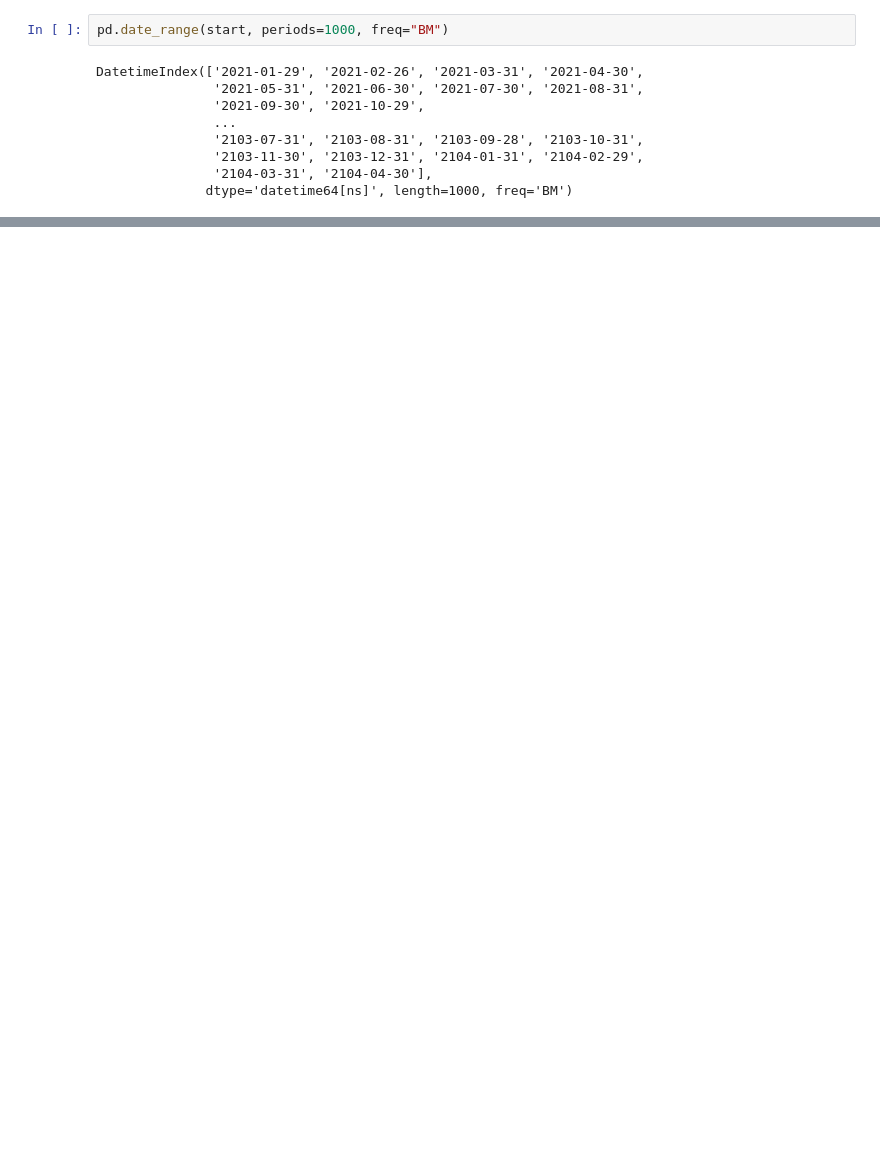
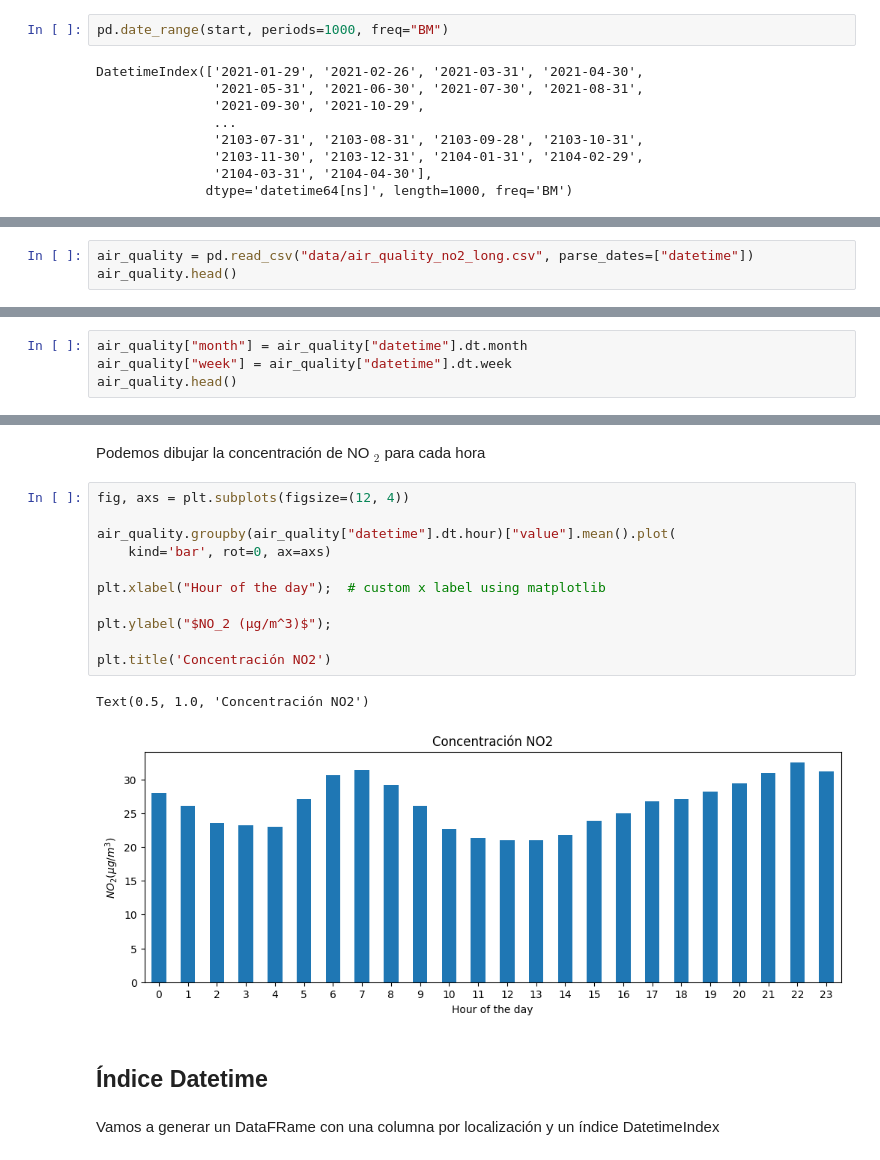
Before and after one commit to Ardark27/python_finance, a Jupyter notebook: 5_series_temporales/5_2_indexación_rangos.ipynb, the cells around one changed output, grey strips where cells are left out. Drawn from its saved outputs; the diff is of its cells as text; blank space fills up the shorter version.

```diff
--- a/5_series_temporales/5_2_indexación_rangos.ipynb
+++ b/5_series_temporales/5_2_indexación_rangos.ipynb
@@ -86,0 +266,3 @@ DatetimeIndex(['2021-01-29', '2021-02-26', '2021-03-31', '2021-04-30',
+# %%
+air_quality = pd.read_csv("data/air_quality_no2_long.csv", parse_dates=["datetime"])
+air_quality.head()
@@ -86,0 +282,4 @@ DatetimeIndex(['2021-01-29', '2021-02-26', '2021-03-31', '2021-04-30',
+# %%
+air_quality["month"] = air_quality["datetime"].dt.month
+air_quality["week"] = air_quality["datetime"].dt.week
+air_quality.head()
@@ -86,0 +316,20 @@ DatetimeIndex(['2021-01-29', '2021-02-26', '2021-03-31', '2021-04-30',
+# %% [markdown]
+Podemos dibujar la concentración de NO $_{2}$ para cada hora
+# %%
+fig, axs = plt.subplots(figsize=(12, 4))
+
+air_quality.groupby(air_quality["datetime"].dt.hour)["value"].mean().plot(
+    kind='bar', rot=0, ax=axs)
+
+plt.xlabel("Hour of the day");  # custom x label using matplotlib
+
+plt.ylabel("$NO_2 (µg/m^3)$");
+
+plt.title('Concentración NO2')
+# %% [output]
+Text(0.5, 1.0, 'Concentración NO2')
+[figure, added]
+# %% [markdown]
+## Índice Datetime
+# %% [markdown]
+Vamos a generar un DataFRame con una columna por localización y un índice DatetimeIndex
```
Also changed, not shown: parts of 34 cells of this notebook, 11 other files.
